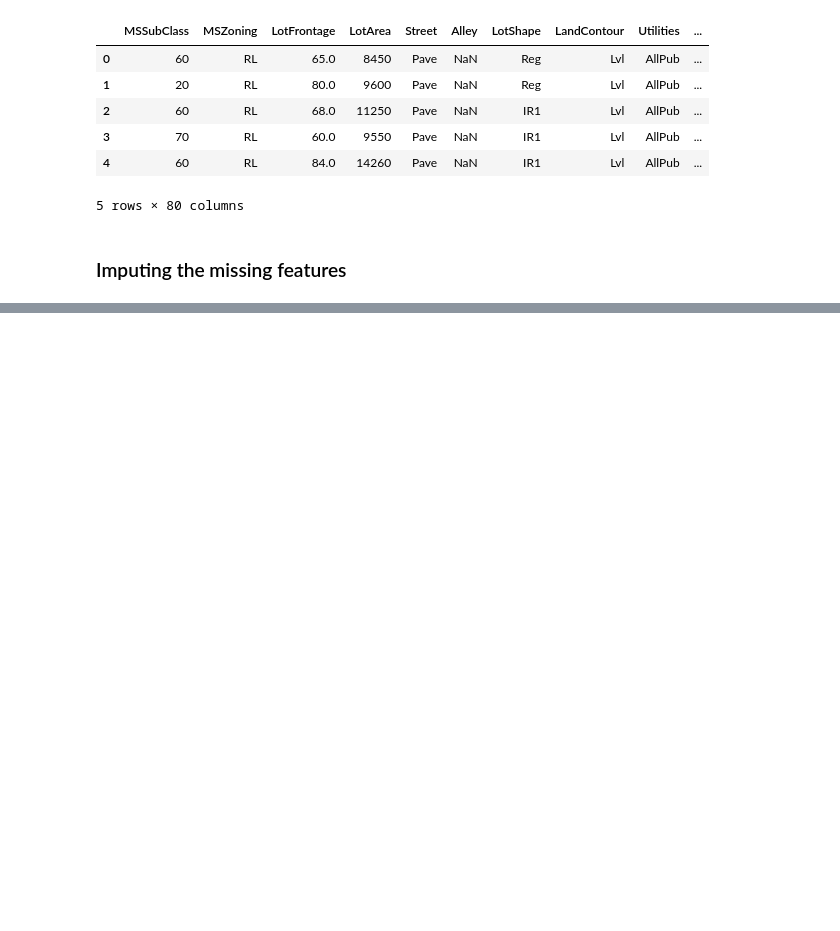
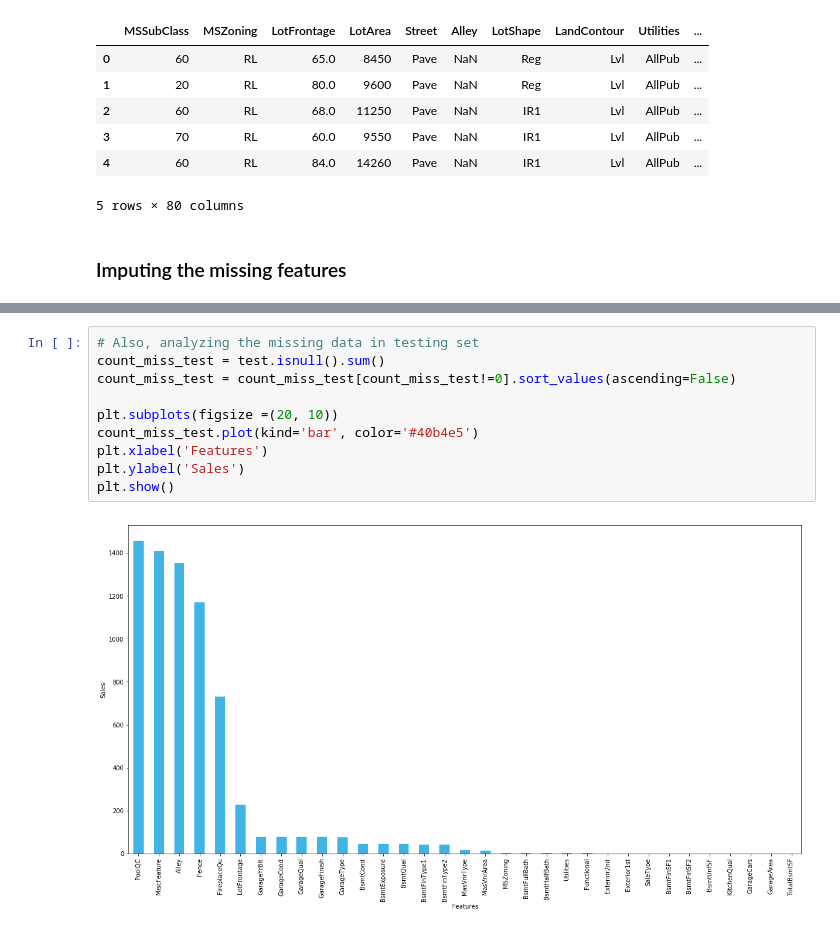
Before and after one commit to sneha-kathuria/advance-house-price, a Jupyter notebook: ipynb_notebook/Advance House Price .ipynb, the cells around one changed output, grey strips where cells are left out. Cells and saved outputs as stored; diff of their text form; blank space fills up the shorter version.

```diff
--- a/ipynb_notebook/Advance House Price .ipynb
+++ b/ipynb_notebook/Advance House Price .ipynb
@@ -96,0 +97,12 @@ plt.show()
+# %%
+# Also, analyzing the missing data in testing set
+count_miss_test = test.isnull().sum()
+count_miss_test = count_miss_test[count_miss_test!=0].sort_values(ascending=False)
+
+plt.subplots(figsize =(20, 10))
+count_miss_test.plot(kind='bar', color='#40b4e5')
+plt.xlabel('Features')
+plt.ylabel('Sales')
+plt.show()
+# %% [output]
+[figure, added]
```
Also changed, not shown: parts of 32 cells of this notebook.
